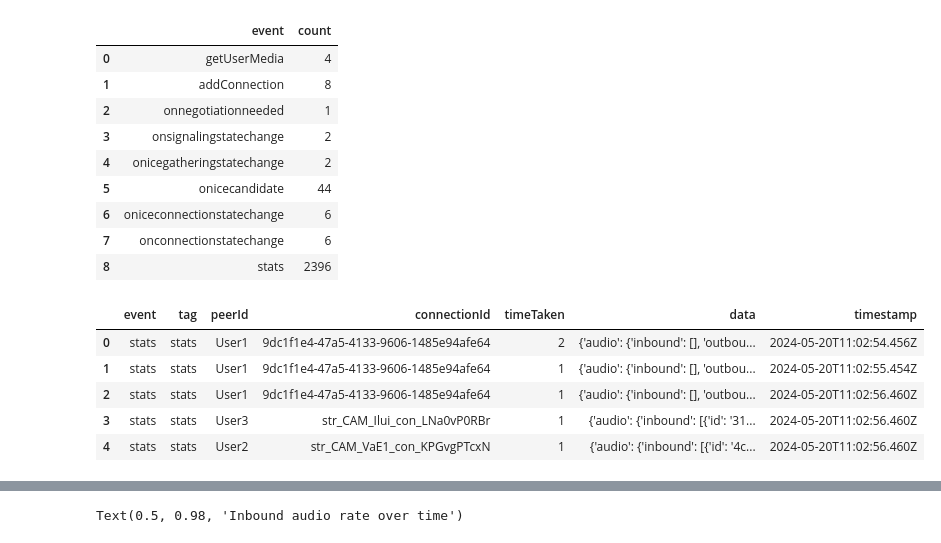
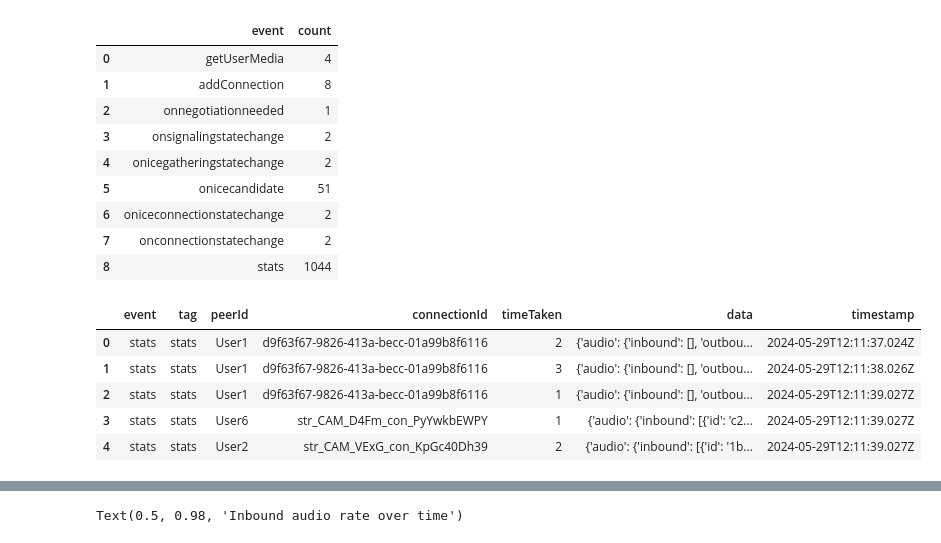
Before and after one commit to codeurjc/Performance-testing-in-the-WebRTC-arena, a Jupyter notebook: new/new.ipynb, the cells around one changed output, grey strips where cells are left out. Cells and saved outputs as stored; diff of their text form; code cells hidden in the pictures.

```diff
--- a/new/new.ipynb
+++ b/new/new.ipynb
@@ -101,0 +12,39 @@ stats.head()
+# %%
+#  TODO: expand for different topologies and media servers
+user_data = []
+for sdir in os.listdir('stats'):
+    for udir in os.listdir(f'stats/{sdir}'):
+        with open(f'stats/{sdir}/{udir}/stats.json', 'r') as f:
+            stats = json.load(f)
+        with open(f'stats/{sdir}/{udir}/events.json', 'r') as f:
+            events = json.load(f)
+        with open(f'stats/{sdir}/{udir}/connections.json', 'r') as f:
+            connections = json.load(f)
+        user_data.append({
+            'user': udir,
+            'session': sdir,
+            'stats': stats,
+            'events': events,
+            'connections': connections
+        })
+seconds_per_fragment = 17
+# %%
+data = []
+for user in user_data:
+    for event in user['events']:
+        data.append({
+            'user': user['user'],
+            'session': user['session'],
+            'event': event['event'],
+            'connection': event['connection'] if 'connection' in event else None,
+            'timestamp': event['timestamp'],
+            'publishers': 0,
+            'subscribers': 0,
+            'streams_in': 0,
+            'streams_out': 0
+        })
+events_df = pd.DataFrame(data)
+# convert timestamp to datetime
+events_df['timestamp'] = pd.to_datetime(events_df['timestamp'])
+# sort by timestamp
+events_df = events_df.sort_values(by='timestamp')
@@ -113,9 +226,10 @@ def extract_events(row):
             events.append(item['event'])
     return events
 
+stats = user_data[0]['stats']
 # Apply the function to each row and collect all events
 all_events = []
-for index, row in stats.iterrows():
+for index, row in enumerate(stats):
     all_events.extend(extract_events(row))
 
 # Count the occurrences of each event
@@ -132,28 +246,28 @@ display(event_counts_df)
 | 2 | onnegotiationneeded | 1 |
 | 3 | onsignalingstatechange | 2 |
 | 4 | onicegatheringstatechange | 2 |
-| 5 | onicecandidate | 44 |
-| 6 | oniceconnectionstatechange | 6 |
-| 7 | onconnectionstatechange | 6 |
-| 8 | stats | 2396 |
+| 5 | onicecandidate | 51 |
+| 6 | oniceconnectionstatechange | 2 |
+| 7 | onconnectionstatechange | 2 |
+| 8 | stats | 1044 |
 # %%
 stats_events = []
-for index, row in stats.iterrows():
+for index, row in enumerate(stats):
     webrtc_stats_list = row['webrtcStats']
     for item in webrtc_stats_list:
         if 'event' in item:
             if item['event'] == 'stats':
                 stats_events.append(item)
 
 df = pd.DataFrame(stats_events)
 display(df.head())
 # %% [output]
 |  | event | tag | peerId | connectionId | timeTaken | data | timestamp |
-| 0 | stats | stats | User1 | 9dc1f1e4-47a5-4133-9606-1485e94afe64 | 2 | {'audio': {'inbound': [], 'outbou... | 2024-05-20T11:02:54.456Z |
-| 1 | stats | stats | User1 | 9dc1f1e4-47a5-4133-9606-1485e94afe64 | 1 | {'audio': {'inbound': [], 'outbou... | 2024-05-20T11:02:55.454Z |
-| 2 | stats | stats | User1 | 9dc1f1e4-47a5-4133-9606-1485e94afe64 | 1 | {'audio': {'inbound': [], 'outbou... | 2024-05-20T11:02:56.460Z |
-| 3 | stats | stats | User3 | str_CAM_Ilui_con_LNa0vP0RBr | 1 | {'audio': {'inbound': [{'id': '31... | 2024-05-20T11:02:56.460Z |
-| 4 | stats | stats | User2 | str_CAM_VaE1_con_KPGvgPTcxN | 1 | {'audio': {'inbound': [{'id': '4c... | 2024-05-20T11:02:56.460Z |
+| 0 | stats | stats | User1 | d9f63f67-9826-413a-becc-01a99b8f6116 | 2 | {'audio': {'inbound': [], 'outbou... | 2024-05-29T12:11:37.024Z |
+| 1 | stats | stats | User1 | d9f63f67-9826-413a-becc-01a99b8f6116 | 3 | {'audio': {'inbound': [], 'outbou... | 2024-05-29T12:11:38.026Z |
+| 2 | stats | stats | User1 | d9f63f67-9826-413a-becc-01a99b8f6116 | 1 | {'audio': {'inbound': [], 'outbou... | 2024-05-29T12:11:39.027Z |
+| 3 | stats | stats | User6 | str_CAM_D4Fm_con_PyYwkbEWPY | 1 | {'audio': {'inbound': [{'id': 'c2... | 2024-05-29T12:11:39.027Z |
+| 4 | stats | stats | User2 | str_CAM_VExG_con_KpGc40Dh39 | 2 | {'audio': {'inbound': [{'id': '1b... | 2024-05-29T12:11:39.027Z |
 # %%
 df["data"]
 normalized_qos = pd.json_normalize(df["data"])
```
Also changed, not shown: parts of 11 cells of this notebook, 4 other files.
